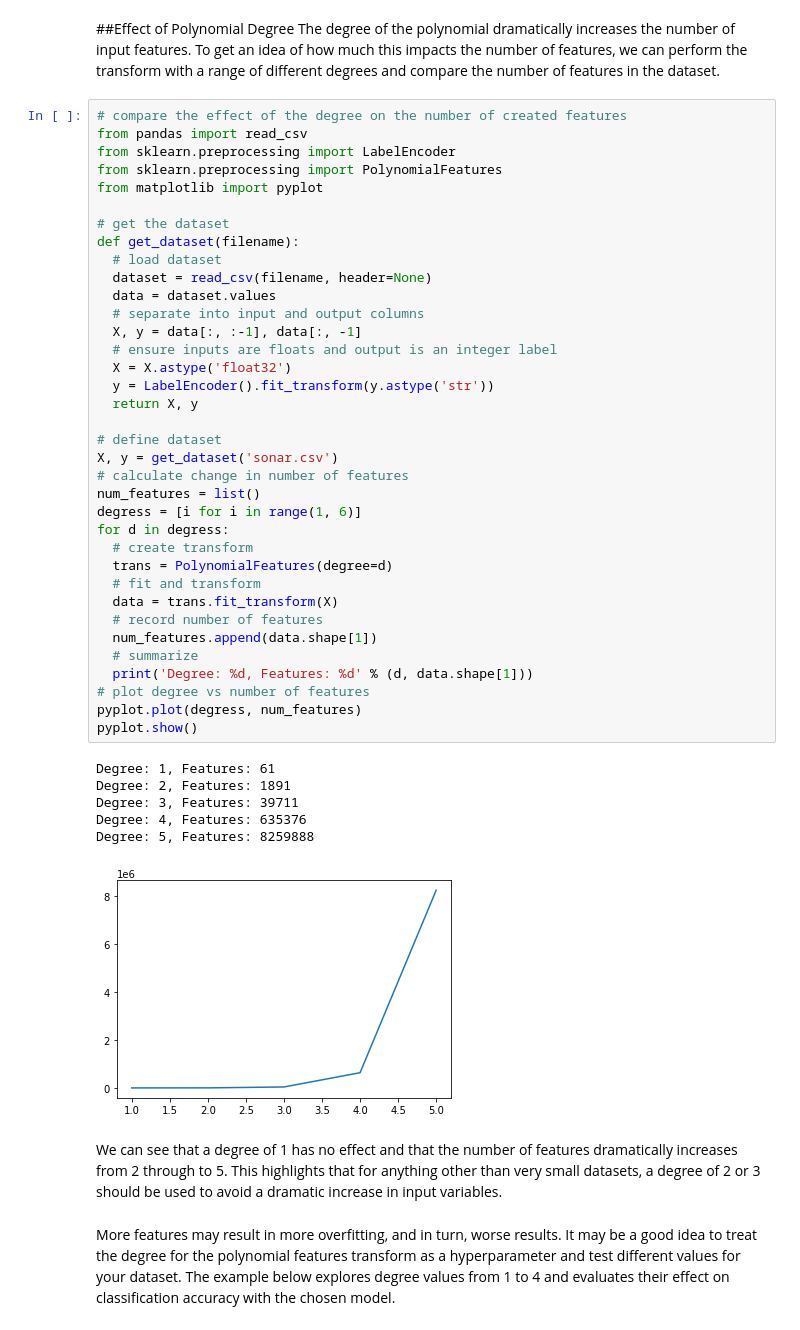
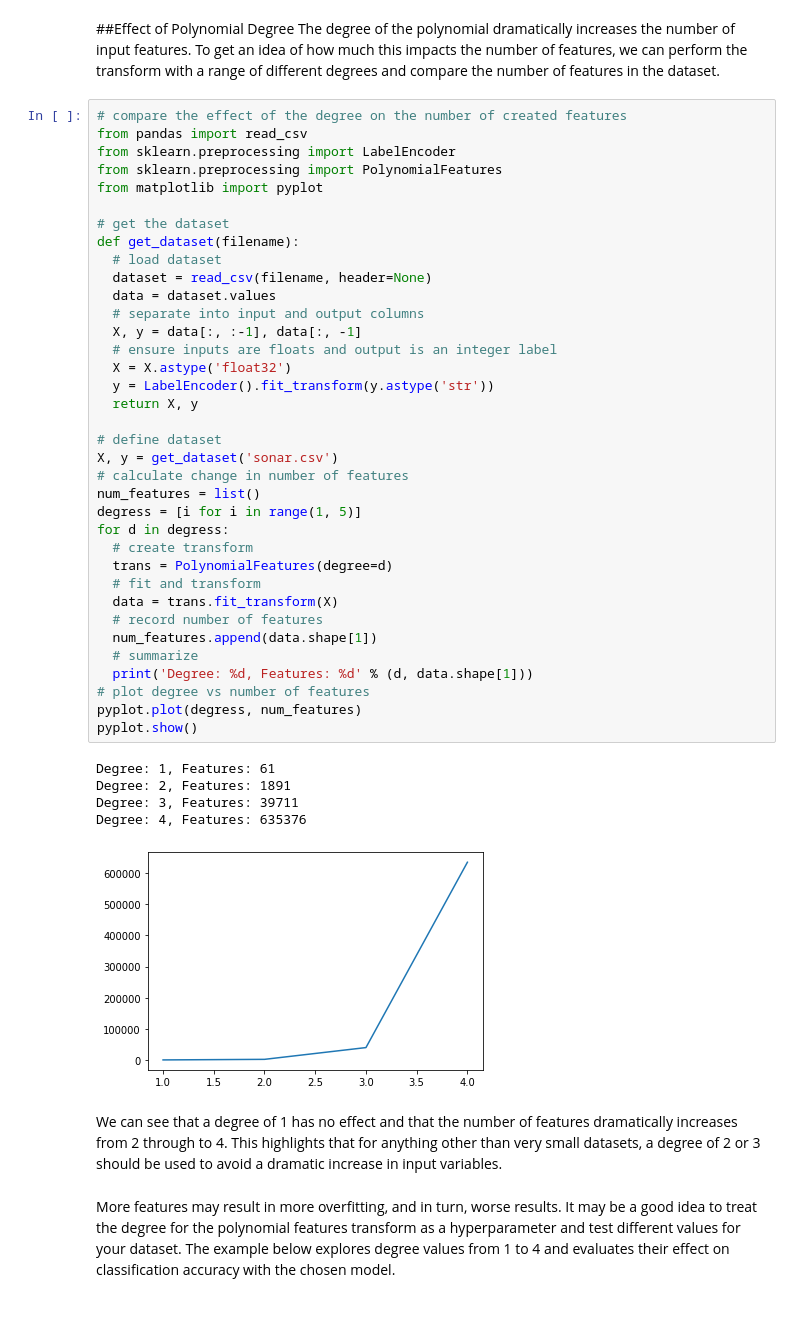
Before and after one commit to udel-cbcb/al_ml_workshop, a Jupyter notebook: Day_3/Live_Demos/Day_3_Live_Demo_3_Feature_Engineering_Derive_New_Input_Variables.ipynb, the cells around one changed output. Drawn from its saved outputs; the diff is of its cells as text.

```diff
--- a/Day_3/Live_Demos/Day_3_Live_Demo_3_Feature_Engineering_Derive_New_Input_Variables.ipynb
+++ b/Day_3/Live_Demos/Day_3_Live_Demo_3_Feature_Engineering_Derive_New_Input_Variables.ipynb
@@ -282,39 +283,38 @@ def get_dataset(filename):
   dataset = read_csv(filename, header=None)
   data = dataset.values
   # separate into input and output columns
   X, y = data[:, :-1], data[:, -1]
   # ensure inputs are floats and output is an integer label
   X = X.astype('float32')
   y = LabelEncoder().fit_transform(y.astype('str'))
   return X, y
 
 # define dataset
 X, y = get_dataset('sonar.csv')
 # calculate change in number of features
 num_features = list()
-degress = [i for i in range(1, 6)]
+degress = [i for i in range(1, 5)]
 for d in degress:
   # create transform
   trans = PolynomialFeatures(degree=d)
   # fit and transform
   data = trans.fit_transform(X)
   # record number of features
   num_features.append(data.shape[1])
   # summarize
   print('Degree: %d, Features: %d' % (d, data.shape[1]))
 # plot degree vs number of features
 pyplot.plot(degress, num_features)
 pyplot.show()
 # %% [output]
 Degree: 1, Features: 61
 Degree: 2, Features: 1891
 Degree: 3, Features: 39711
 Degree: 4, Features: 635376
-Degree: 5, Features: 8259888
-[figure, old version]
+[figure, new version]
 # %% [markdown]
 We can see that a degree of 1 has no effect and that the number of features dramatically
-increases from 2 through to 5. This highlights that for anything other than very small datasets,
+increases from 2 through to 4. This highlights that for anything other than very small datasets,
 a degree of 2 or 3 should be used to avoid a dramatic increase in input variables.
 # %% [markdown]
 More features may result in more overfitting, and in turn, worse results. It may be a good
```
Also changed, not shown: parts of 3 cells of this notebook, 12 other files.
